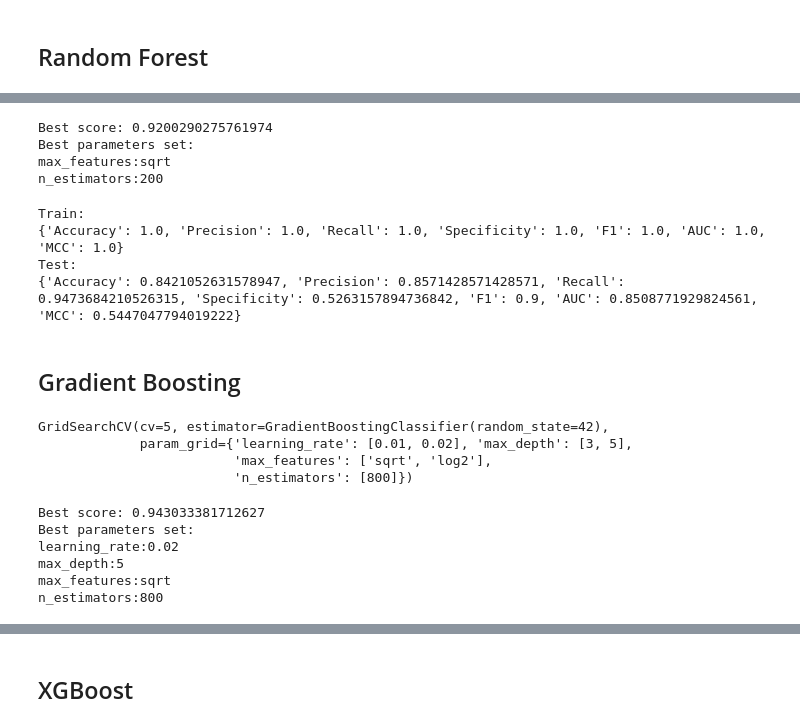
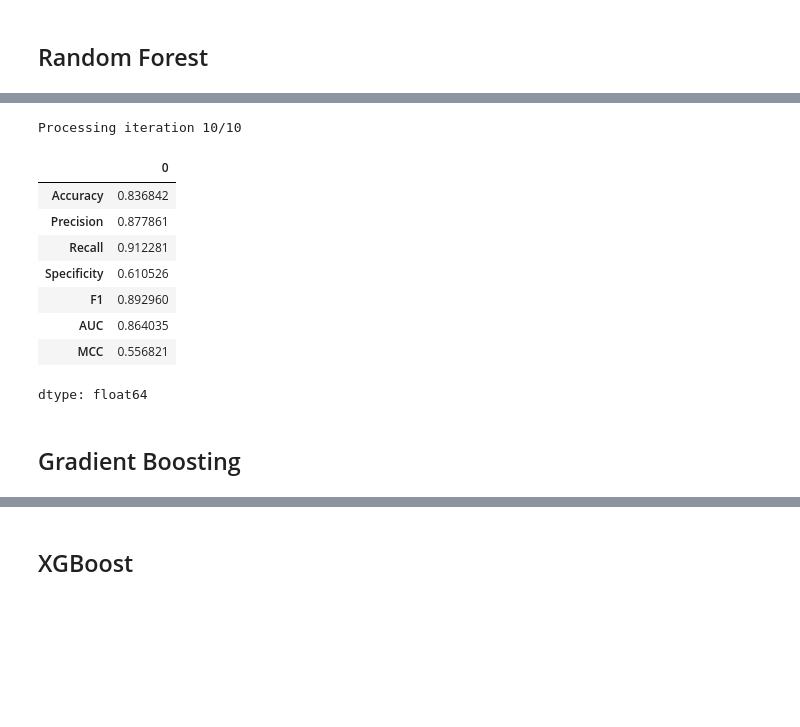
Before and after one commit to Durixas/Parkinson-s-Disease-Prediction-Code-and-Data-Repository, a Jupyter notebook: pre_agg.ipynb, the cells around one changed output, grey strips where cells are left out. Cells and saved outputs as stored; diff of their text form; code cells hidden in the pictures; blank space fills up the shorter version.

```diff
--- a/pre_agg.ipynb
+++ b/pre_agg.ipynb
@@ -338,15 +276,0 @@ GridSearchCV(cv=5, estimator=RandomForestClassifier(random_state=42),
-# %%
-print_grid_search(grid_rf)
-# %% [output]
-Best score: 0.9200290275761974
-Best parameters set:
-max_features:sqrt
-n_estimators:200
-# %%
-best_rf = grid_rf.best_estimator_
-res_rf_train, res_rf_test = get_results(best_rf)
-# %% [output]
-Train:
-{'Accuracy': 1.0, 'Precision': 1.0, 'Recall': 1.0, 'Specificity': 1.0, 'F1': 1.0, 'AUC': 1.0, 'MCC': 1.0}
-Test:
-{'Accuracy': 0.8421052631578947, 'Precision': 0.8571428571428571, 'Recall': 0.9473684210526315, 'Specificity': 0.5263157894736842, 'F1': 0.9, 'AUC': 0.8508771929824561, 'MCC': 0.5447047794019222}
@@ -356,25 +277,32 @@ df_test_result = pd.concat([df_test_result, pd.DataFrame(res_rf_test, index=['Ra
+# %%
+params = {
+    'n_estimators': [100, 200, 300],
+    'max_features': ['log2', 'sqrt', 1]
+}
+
+results = defaultdict(list)
+
+for i in range(10):
+    print(f"\rProcessing iteration {i+1}/10", end='', flush=True)
+    metrics = grid_search(i, RandomForestClassifier(random_state=42), params)
+    for key, value in metrics.items():
+        results[key].append(value)
+
+results = dict(results)
+summary['Random Forest'] = results
+# %% [output]
+Processing iteration 10/10
+# %%
+pd.DataFrame(summary['Random Forest']).mean()
+# %% [output]
+|  | 0 |
+| Accuracy | 0.836842 |
+| Precision | 0.877861 |
+| Recall | 0.912281 |
+| Specificity | 0.610526 |
+| F1 | 0.892960 |
+| AUC | 0.864035 |
+| MCC | 0.556821 |
+dtype: float64
 # %% [markdown]
 ## Gradient Boosting
-# %%
-params = {
-    'n_estimators': [800],
-    'learning_rate': [0.01, 0.02],
-    'max_depth': [3, 5],
-    'max_features': ['sqrt', 'log2']
-}
-grid_gb = GridSearchCV(GradientBoostingClassifier(random_state=42), params, cv=5)
-grid_gb.fit(X_train, y_train)
-# %% [output]
-GridSearchCV(cv=5, estimator=GradientBoostingClassifier(random_state=42),
-             param_grid={'learning_rate': [0.01, 0.02], 'max_depth': [3, 5],
-                         'max_features': ['sqrt', 'log2'],
-                         'n_estimators': [800]})
-# %%
-print_grid_search(grid_gb)
-# %% [output]
-Best score: 0.943033381712627
-Best parameters set:
-learning_rate:0.02
-max_depth:5
-max_features:sqrt
-n_estimators:800
```
Also changed, not shown: parts of 76 cells of this notebook.
